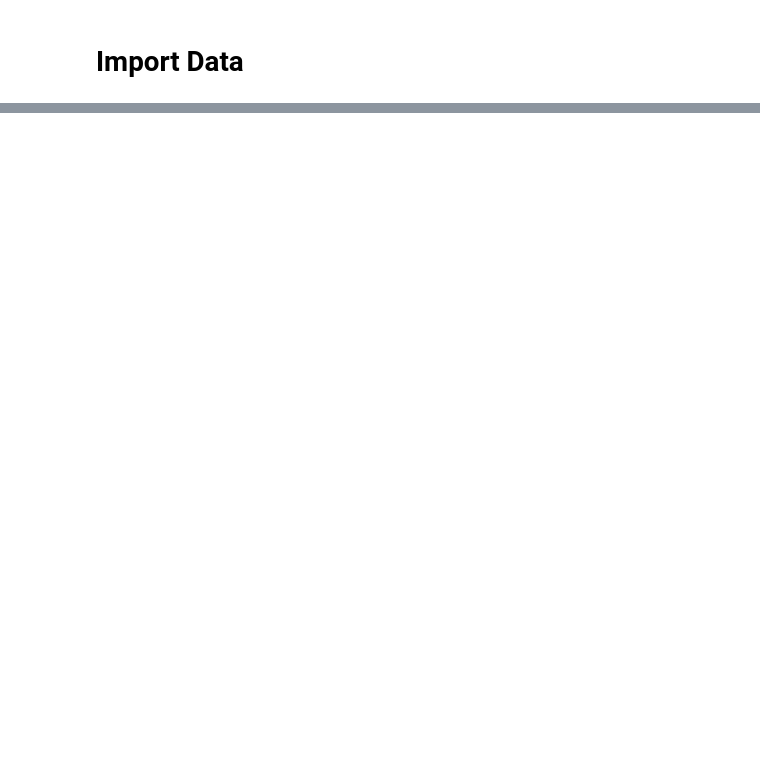
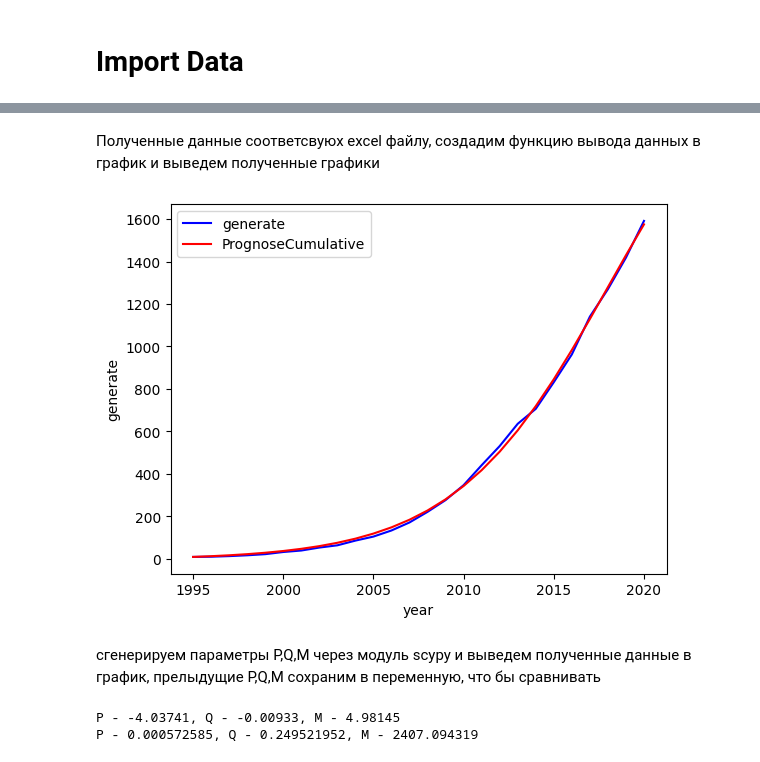
Before and after one commit to Misha1601/magistr, a Jupyter notebook: Optimization-in-Excel-vs-Python/cvxpy_bass.ipynb, the cells around one changed output, grey strips where cells are left out. Cells and saved outputs as stored; diff of their text form; code cells hidden in the pictures; blank space fills up the shorter version.

```diff
--- a/Optimization-in-Excel-vs-Python/cvxpy_bass.ipynb
+++ b/Optimization-in-Excel-vs-Python/cvxpy_bass.ipynb
@@ -34,7 +39,7 @@ data
 # %%
-P = cp.Variable()
-Q = cp.Variable()
-M = cp.Variable()
-# P = 0.000572585
-# Q = 0.249521952
-# M = 2407.094319
+# P = cp.Variable()
+# Q = cp.Variable()
+# M = cp.Variable()
+P = 0.000572585
+Q = 0.249521952
+M = 2407.094319
@@ -55,0 +63,3 @@ def progcum(gen):
+# %%
+data['ProgCumul'] = progcum(data['generate'])
+data
@@ -55,0 +84,29 @@ def progcum(gen):
+# %% [markdown]
+Полученные данные соответсвуюх excel файлу, создадим функцию вывода данных в график и выведем полученные графики
+# %%
+def grafik(a = data.ProgCumul):
+    plt.plot(data.year, data.generate, 'b-', label='generate')
+    plt.plot(data.year, a, 'r-', label='PrognoseCumulative')
+    plt.xlabel('year')
+    plt.ylabel('generate')
+    plt.legend()
+    plt.show()
+grafik()
+# %% [output]
+[figure, added]
+# %% [markdown]
+сгенерируем параметры P,Q,M через модуль scypy и выведем полученные данные в график,
+прелыдущие P,Q,M сохраним в переменную, что бы сравнивать
+# %%
+def bass2(x, p, q, m):
+    return (p+(q/m)*(x))*(m-x)
+    # return (p*m+(q-p)*(x))-(q/m)*(x**2)
+# popt, pcov = curve_fit(bass2, data.cum_sum[0:26], data.generate[0:26], maxfev = 5000)
+popt, pcov = curve_fit(bass2, data.generate, data.cum_sum, maxfev = 5000)
+
+PQM = [P, Q, M]
+print(f'P - {round(popt[0],5)}, Q - {round(popt[1],5)}, M - {round(popt[2],5)}')
+print(f'P - {P}, Q - {Q}, M - {M}')
+# %% [output]
+P - -4.03741, Q - -0.00933, M - 4.98145
+P - 0.000572585, Q - 0.249521952, M - 2407.094319
```
Also changed, not shown: parts of 16 cells of this notebook, 2 other files.
